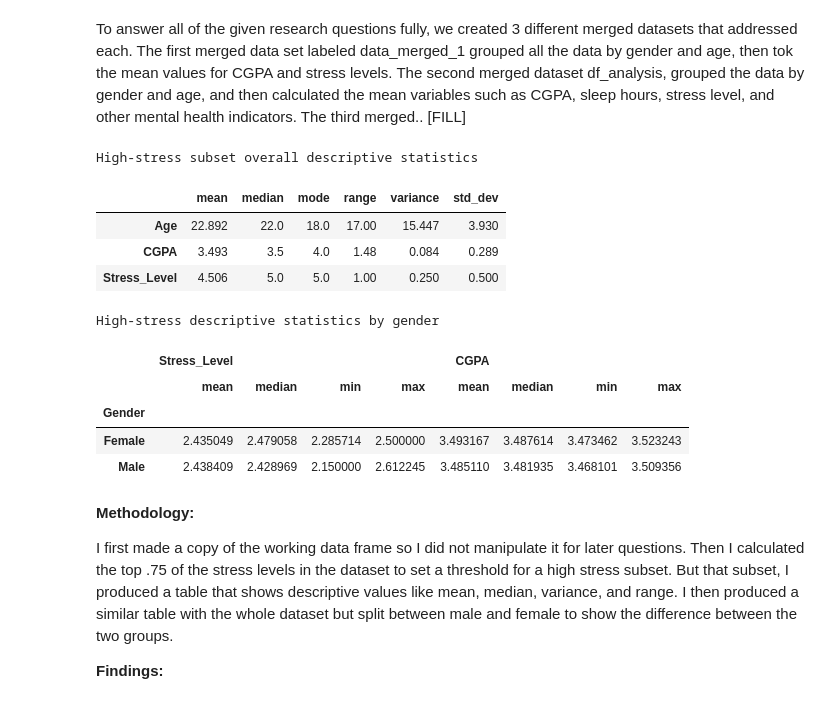
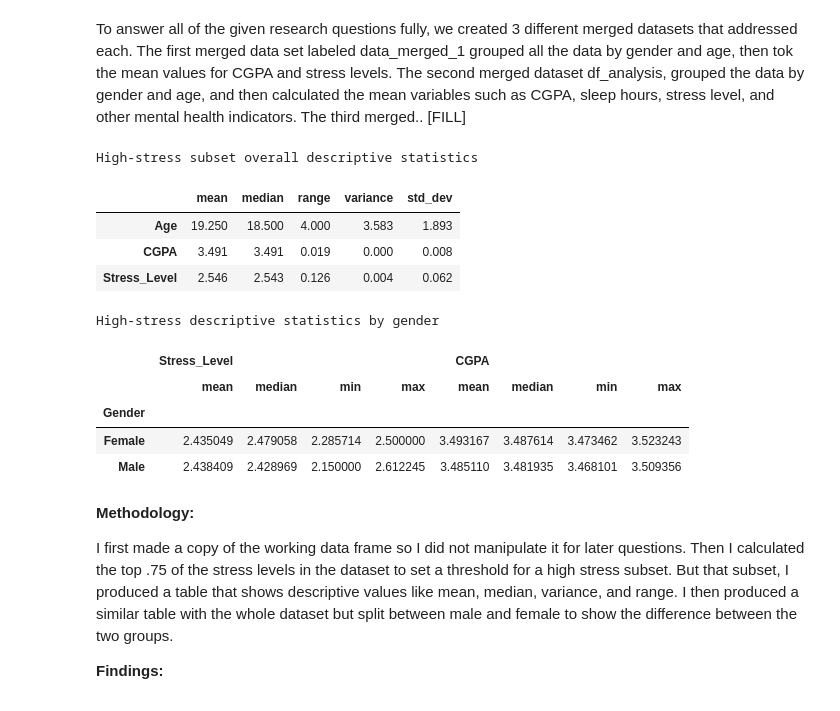
Before and after one commit to rebeccafalash/project_2_618, a Jupyter notebook: project1_v2.ipynb, the cells around one changed output. Cells and saved outputs as stored; diff of their text form; code cells hidden in the pictures.

```diff
--- a/project1_v2.ipynb
+++ b/project1_v2.ipynb
@@ -60,33 +58,3 @@ from scipy import stats
 # %%
 df_habits = pd.read_csv("df_habits_export.csv")
 df_MH = pd.read_csv("df_MH_export.csv")
-# %%
-#Q1
-df_habits = df_habits.rename(columns={"gender": "Gender", "age": "Age"})
-new_HB_df = (
-    df_habits.groupby(["Gender", "Age"])
-    .agg(
-        {
-            "study_hours_per_day": "mean",
-            "sleep_hours": "mean",
-            "mental_health_rating": "mean",
-        }
-    )
-    .reset_index()
-)
-
-new_SM_df = (
-    df_MH.groupby(["Gender", "Age"])
-    .agg(
-        {
-            "CGPA": "mean",
-            "Stress_Level": "mean",
-            "Depression_Score": "mean",
-            "Anxiety_Score": "mean",
-            "Financial_Stress": "mean",
-        }
-    )
-    .reset_index()
-)
-
-data_merged = pd.merge(new_HB_df, new_SM_df, on=["Gender", "Age"])
@@ -180,34 +144,34 @@ Provide a comprehensive summary of your combined dataset using descriptive stati
 # %% [markdown]
 To answer all of the given research questions fully, we created 3 different merged datasets that addressed each. The first merged data set labeled data_merged_1 grouped all the data by gender and age, then tok the mean values for CGPA and stress levels. The second merged dataset df_analysis, grouped the data by gender and age, and then calculated the mean variables such as CGPA, sleep hours, stress level, and other mental health indicators. The third merged.. [FILL]
 # %%
-q1_df = data_merged[["Gender", "Age", "CGPA", "Stress_Level"]].copy()
+q1_df = df_analysis[["Gender", "Age", "CGPA", "Stress_Level"]].copy()
 
 stress_threshold = q1_df["Stress_Level"].quantile(0.75)
 q1_high_stress = q1_df[q1_df["Stress_Level"] >= stress_threshold].copy()
 
 columns = ["Age", "CGPA", "Stress_Level"]
 q1_stats_overall = pd.DataFrame({
     "mean": q1_high_stress[columns].mean(),
     "median": q1_high_stress[columns].median(),
     "range": q1_high_stress[columns].max() - q1_high_stress[columns].min(),
     "variance": q1_high_stress[columns].var(),
     "std_dev": q1_high_stress[columns].std(),
 }).round(3)
 
 print("High-stress subset overall descriptive statistics")
 display(q1_stats_overall)
 
-gendered_grouped = data_merged.groupby("Gender")[["Stress_Level", "CGPA"]].agg(["mean", "median", "min", "max"])
+gendered_grouped = df_analysis.groupby("Gender")[["Stress_Level", "CGPA"]].agg(["mean", "median", "min", "max"])
 
 print("\n")
 print("High-stress descriptive statistics by gender")
 display(gendered_grouped)
 # %% [output]
 High-stress subset overall descriptive statistics
-|  | mean | median | mode | range | variance | std_dev |
-| Age | 22.892 | 22.0 | 18.0 | 17.00 | 15.447 | 3.930 |
-| CGPA | 3.493 | 3.5 | 4.0 | 1.48 | 0.084 | 0.289 |
-| Stress_Level | 4.506 | 5.0 | 5.0 | 1.00 | 0.250 | 0.500 |
+|  | mean | median | range | variance | std_dev |
+| Age | 19.250 | 18.500 | 4.000 | 3.583 | 1.893 |
+| CGPA | 3.491 | 3.491 | 0.019 | 0.000 | 0.008 |
+| Stress_Level | 2.546 | 2.543 | 0.126 | 0.004 | 0.062 |
 High-stress descriptive statistics by gender
 |  | Stress_Level |  |  |  | CGPA |  |  |  |
 |  | mean | median | min | max | mean | median | min | max |
```
Also changed, not shown: parts of 23 cells of this notebook.
